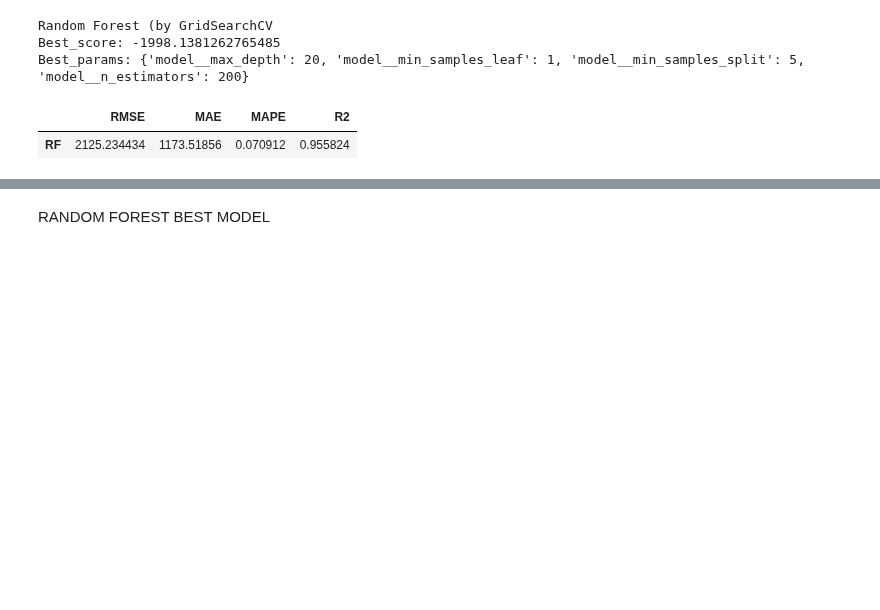
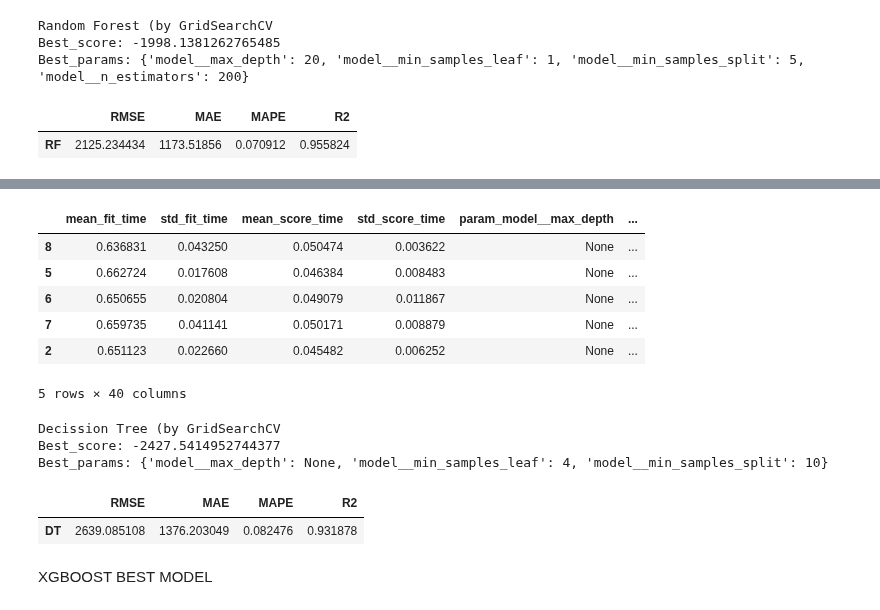
Before and after one commit to d-widyantama/ML-Regression-UsedCarsPrediction-finpro-alpha, a Jupyter notebook: 4. Modeling.ipynb, the cells around one changed output, grey strips where cells are left out. Drawn from its saved outputs; the diff is of its cells as text; code cells hidden in the pictures; blank space fills up the shorter version.

```diff
--- a/4. Modeling.ipynb
+++ b/4. Modeling.ipynb
@@ -371,0 +472,34 @@ score_after_tuning_rf
+# %%
+param_grid_dt = {
+    'model__max_depth': [None, 3, 6, 9],
+    'model__min_samples_split': [2, 5, 10],
+    'model__min_samples_leaf': [1, 2, 4]
+}
+
+# Create a Decision Tree Regressor
+dt = DecisionTreeRegressor(random_state=2023)
+
+# Create a pipeline with data preprocessing and Decision Tree model
+pipe_dt = Pipeline([
+    ('prep', transform),
+    ('model', dt)
+])
+
+# Hyperparameter tuning with GridSearchCV
+grid_dt = GridSearchCV(
+    estimator=pipe_dt,
+    param_grid=param_grid_dt,
+    cv=5,
+    scoring={
+        'neg_root_mean_squared_error': 'neg_root_mean_squared_error',
+        'neg_mean_absolute_error': 'neg_mean_absolute_error',
+        'neg_mean_absolute_percentage_error': 'neg_mean_absolute_percentage_error',
+        'r2': 'r2'
+    },
+    refit='neg_root_mean_squared_error',
+    n_jobs=-1,
+    verbose=1,
+)
+
+# Fit the model
+grid_dt.fit(xtrain, ytrain)
@@ -372,2 +525,45 @@ score_after_tuning_rf
+# %%
+pd.DataFrame(grid_dt.cv_results_).sort_values(\
+    by=['rank_test_neg_root_mean_squared_error','rank_test_neg_mean_absolute_error', 'rank_test_neg_mean_absolute_percentage_error', 'rank_test_r2']).head()
+# %% [output]
+|  | mean_fit_time | std_fit_time | mean_score_time | std_score_time | param_model__max_depth | ... |
+| 8 | 0.636831 | 0.043250 | 0.050474 | 0.003622 | None | ... |
+| 5 | 0.662724 | 0.017608 | 0.046384 | 0.008483 | None | ... |
+| 6 | 0.650655 | 0.020804 | 0.049079 | 0.011867 | None | ... |
+| 7 | 0.659735 | 0.041141 | 0.050171 | 0.008879 | None | ... |
+| 2 | 0.651123 | 0.022660 | 0.045482 | 0.006252 | None | ... |
+5 rows × 40 columns
+# %%
+print('Decission Tree (by GridSearchCV')
+print('Best_score:', grid_dt.best_score_)
+print('Best_params:', grid_dt.best_params_)
+# %% [output]
+Decission Tree (by GridSearchCV
+Best_score: -2427.5414952744377
+Best_params: {'model__max_depth': None, 'model__min_samples_leaf': 4, 'model__min_samples_split': 10}
+# %%
+# Model Random Forest
+model = {'DT': DecisionTreeRegressor(random_state= 2023)}
+
+# Define model terhadap estimator terbaik
+dt_tuning = grid_dt.best_estimator_
+
+# Fitting model
+dt_tuning.fit(xtrain, ytrain)
+
+# Predict test set
+y_pred_dt_tuning = dt_tuning.predict(xtest)
+
+# Simpan nilai metrics RMSE, MAE & MAPE setelah tuning
+rmse_dt_tuning = np.sqrt(mean_squared_error(ytest, y_pred_dt_tuning))
+mae_dt_tuning = mean_absolute_error(ytest, y_pred_dt_tuning)
+mape_dt_tuning = mean_absolute_percentage_error(ytest, y_pred_dt_tuning)
+r2_dt_tuning = r2_score(ytest, y_pred_dt_tuning)
+
+score_after_tuning_dt = pd.DataFrame({'RMSE': rmse_dt_tuning, 'MAE': mae_dt_tuning, 'MAPE': mape_dt_tuning, 'R2': r2_dt_tuning}, index=model.keys())
+score_after_tuning_dt
+# %% [output]
+|  | RMSE | MAE | MAPE | R2 |
+| DT | 2639.085108 | 1376.203049 | 0.082476 | 0.931878 |
 # %% [markdown]
-RANDOM FOREST BEST MODEL
+XGBOOST BEST MODEL
```
Also changed, not shown: parts of 8 cells of this notebook.
